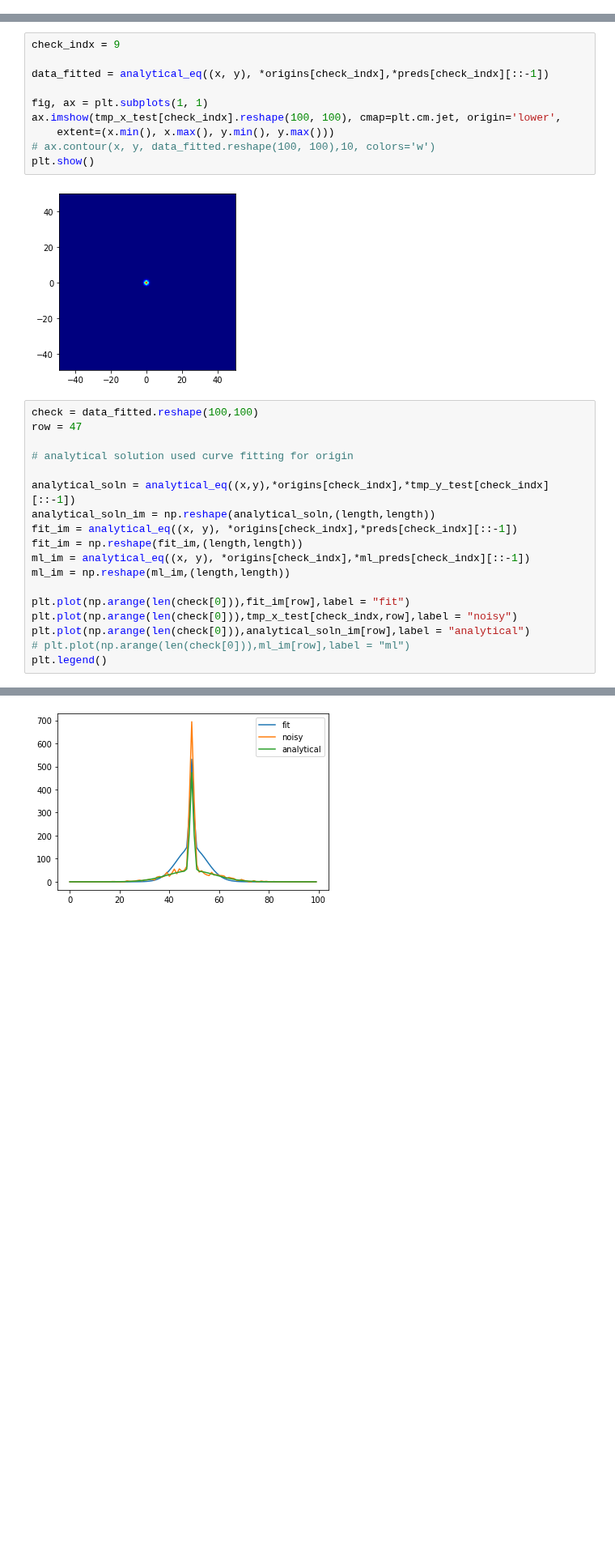
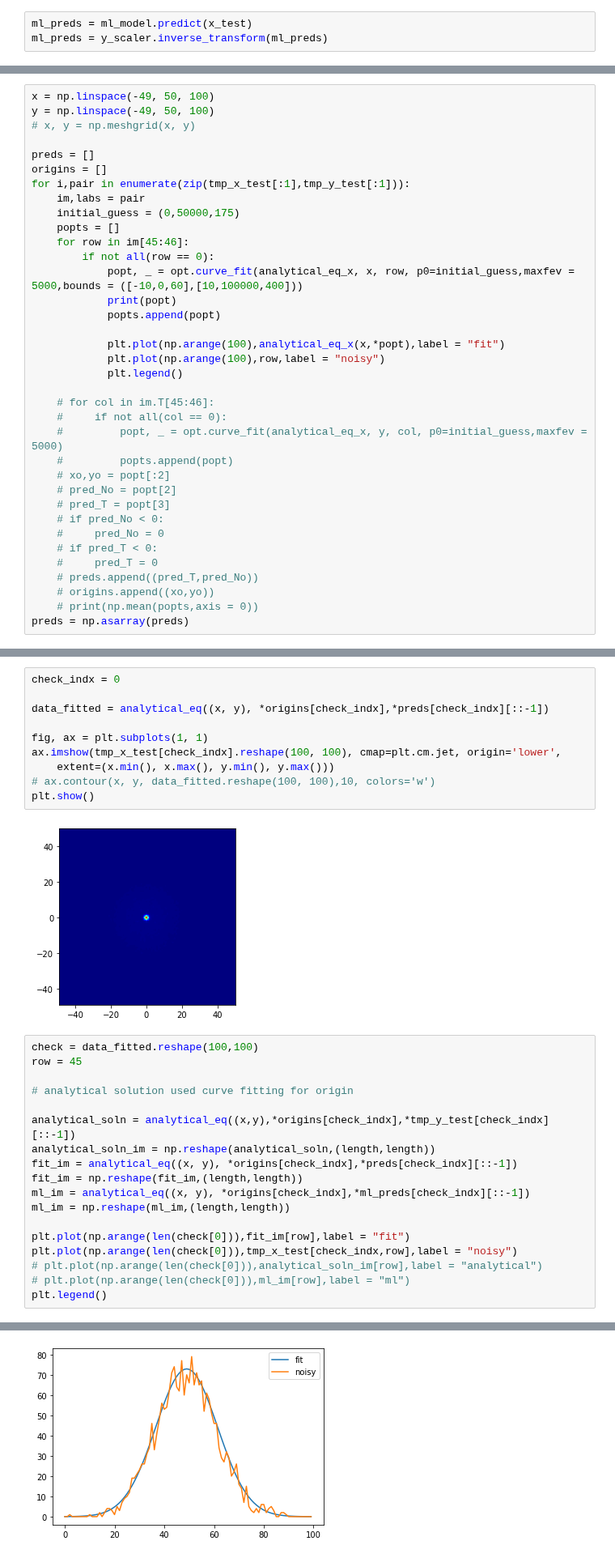
Before and after one commit to alec-gironda/Bose-Einstein-Condensate-NN, a Jupyter notebook: gaussian_fit.ipynb, the cells around one changed output, grey strips where cells are left out. Shown at 81% size. Cells and saved outputs as stored; diff of their text form; blank space fills up the shorter version.

```diff
--- a/gaussian_fit.ipynb
+++ b/gaussian_fit.ipynb
@@ -390,0 +436,3 @@ preds = np.asarray(preds)
+# %%
+ml_preds = ml_model.predict(x_test)
+ml_preds = y_scaler.inverse_transform(ml_preds)
@@ -390,0 +488,36 @@ preds = np.asarray(preds)
+# %%
+x = np.linspace(-49, 50, 100)
+y = np.linspace(-49, 50, 100)
+# x, y = np.meshgrid(x, y)
+
+preds = []
+origins = []
+for i,pair in enumerate(zip(tmp_x_test[:1],tmp_y_test[:1])):
+    im,labs = pair
+    initial_guess = (0,50000,175)
+    popts = []
+    for row in im[45:46]:
+        if not all(row == 0):
+            popt, _ = opt.curve_fit(analytical_eq_x, x, row, p0=initial_guess,maxfev = 5000,bounds = ([-10,0,60],[10,100000,400]))
+            print(popt)
+            popts.append(popt)
+
+            plt.plot(np.arange(100),analytical_eq_x(x,*popt),label = "fit")
+            plt.plot(np.arange(100),row,label = "noisy")
+            plt.legend()
+
+    # for col in im.T[45:46]:
+    #     if not all(col == 0):
+    #         popt, _ = opt.curve_fit(analytical_eq_x, y, col, p0=initial_guess,maxfev = 5000)
+    #         popts.append(popt)
+    # xo,yo = popt[:2]
+    # pred_No = popt[2]
+    # pred_T = popt[3]
+    # if pred_No < 0:
+    #     pred_No = 0
+    # if pred_T < 0:
+    #     pred_T = 0
+    # preds.append((pred_T,pred_No))
+    # origins.append((xo,yo))
+    # print(np.mean(popts,axis = 0))
+preds = np.asarray(preds)
@@ -429,5 +560,5 @@ ml_preds = y_scaler.inverse_transform(ml_preds)
 # %%
-check_indx = 9
+check_indx = 0
 
 data_fitted = analytical_eq((x, y), *origins[check_indx],*preds[check_indx][::-1])
 
@@ -440,25 +571,25 @@ plt.show()
 [figure]
 # %%
 check = data_fitted.reshape(100,100)
-row = 47
+row = 45
 
 # analytical solution used curve fitting for origin
 
 analytical_soln = analytical_eq((x,y),*origins[check_indx],*tmp_y_test[check_indx][::-1])
 analytical_soln_im = np.reshape(analytical_soln,(length,length))
 fit_im = analytical_eq((x, y), *origins[check_indx],*preds[check_indx][::-1])
 fit_im = np.reshape(fit_im,(length,length))
 ml_im = analytical_eq((x, y), *origins[check_indx],*ml_preds[check_indx][::-1])
 ml_im = np.reshape(ml_im,(length,length))
 
 plt.plot(np.arange(len(check[0])),fit_im[row],label = "fit")
 plt.plot(np.arange(len(check[0])),tmp_x_test[check_indx,row],label = "noisy")
-plt.plot(np.arange(len(check[0])),analytical_soln_im[row],label = "analytical")
+# plt.plot(np.arange(len(check[0])),analytical_soln_im[row],label = "analytical")
 # plt.plot(np.arange(len(check[0])),ml_im[row],label = "ml")
 plt.legend()
 # %% [output]
 <matplotlib.legend.Legend at 0x...>
-[figure, old version]
+[figure, new version]
 # %%
 preds[check_indx]
 # %% [output]
```
Also changed, not shown: parts of 52 cells of this notebook, 3 other files.
